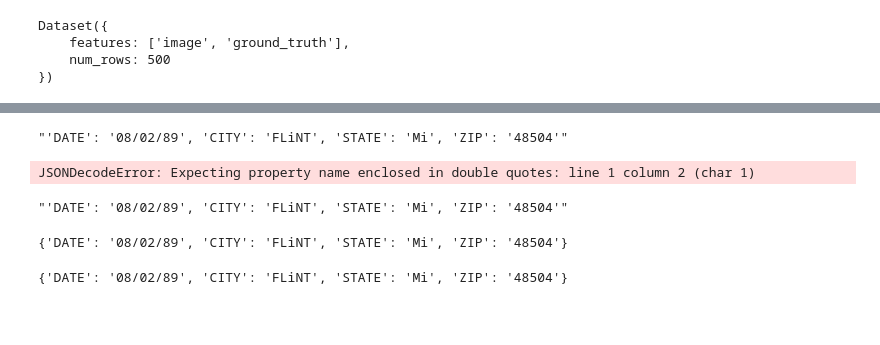
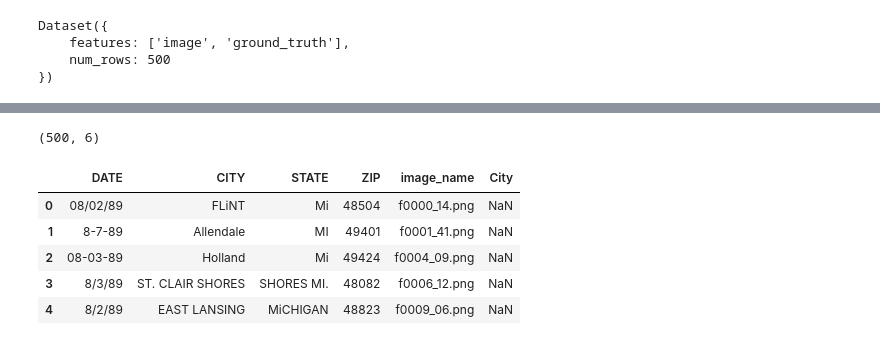
Before and after one commit to srsani/hvdu, a Jupyter notebook: src/notebooks/9_0_seq2seq_t5.ipynb, the cells around one changed output, grey strips where cells are left out. Saved outputs shown, nothing was run; the diff lists cells and outputs as text; code cells hidden in the pictures; blank space fills up the shorter version.

```diff
--- a/src/notebooks/9_0_seq2seq_t5.ipynb
+++ b/src/notebooks/9_0_seq2seq_t5.ipynb
@@ -496,4 +528,5 @@ def fix_string_v2(data_str):
 # %%
+ground_truth_list = []
 result_list = []
 error_list = []
 for _, sample in tqdm(enumerate(dataset_), total=len(dataset_)):
@@ -502,6 +535,8 @@ for _, sample in tqdm(enumerate(dataset_), total=len(dataset_)):
     file_name = f"{file_path[file_path.rfind('/')+1: ]}"
 
     ground_truth = json.loads(sample["ground_truth"])['gt_parse']
+    ground_truth['image_name'] = file_name
+    ground_truth_list.append(ground_truth)
 
 
     df_1 = df1[df1.image_name == file_name]
@@ -531,7 +566,6 @@ for _, sample in tqdm(enumerate(dataset_), total=len(dataset_)):
                                                   skip_special_tokens=True)
 
     try:
-
         data_dict = fix_string_v1 (data_str)
         data_dict['image_name'] = file_name
         result_list.append(data_dict)
@@ -542,7 +576,17 @@ for _, sample in tqdm(enumerate(dataset_), total=len(dataset_)):
             data_dict['image_name'] = file_name
             result_list.append(data_dict)
         except:
-            error_list.append(file_path)
+            try:
+                data_dict = fix_string_v3 (data_str)
+                data_dict['image_name'] = file_name
+                result_list.append(data_dict)
+            except:
+                try:
+                    data_dict = fix_string_v4 (data_str)
+                    data_dict['image_name'] = file_name
+                    result_list.append(data_dict)
+                except:
+                    error_list.append(file_path)
 # %%
 len(result_list)
 # %% [output]
@@ -615,14 +593,0 @@ data_str
-# %%
-data_str = json_cleaning_ver1 (data_str)
-data_str
-# %% [output]
-"'DATE': '08/02/89', 'CITY': 'FLiNT', 'STATE': 'Mi', 'ZIP': '48504'"
-# %%
-data_dict = json.loads('{' + data_str + '}')
-# %% [output]
-JSONDecodeError: Expecting property name enclosed in double quotes: line 1 column 2 (char 1)
-# %%
-data_str = "'DATE': '08/02/89', 'CITY': 'FLiNT', 'STATE': 'Mi', 'ZIP': '48504'"
-data_str
-# %% [output]
-"'DATE': '08/02/89', 'CITY': 'FLiNT', 'STATE': 'Mi', 'ZIP': '48504'"
@@ -659,5 +594,12 @@ def ss(data_str):
-# %%
-ss(data_str)
-# %% [output]
-{'DATE': '08/02/89', 'CITY': 'FLiNT', 'STATE': 'Mi', 'ZIP': '48504'}
-{'DATE': '08/02/89', 'CITY': 'FLiNT', 'STATE': 'Mi', 'ZIP': '48504'}
+# %%
+df1_ = pd.DataFrame(result_list)
+print(df1_.shape)
+df1_.head()
+# %% [output]
+(500, 6)
+|  | DATE | CITY | STATE | ZIP | image_name | City |
+| 0 | 08/02/89 | FLiNT | Mi | 48504 | f0000_14.png | NaN |
+| 1 | 8-7-89 | Allendale | MI | 49401 | f0001_41.png | NaN |
+| 2 | 08-03-89 | Holland | Mi | 49424 | f0004_09.png | NaN |
+| 3 | 8/3/89 | ST. CLAIR SHORES | SHORES MI. | 48082 | f0006_12.png | NaN |
+| 4 | 8/2/89 | EAST LANSING | MiCHIGAN | 48823 | f0009_06.png | NaN |
```
Also changed, not shown: parts of 18 cells of this notebook.
